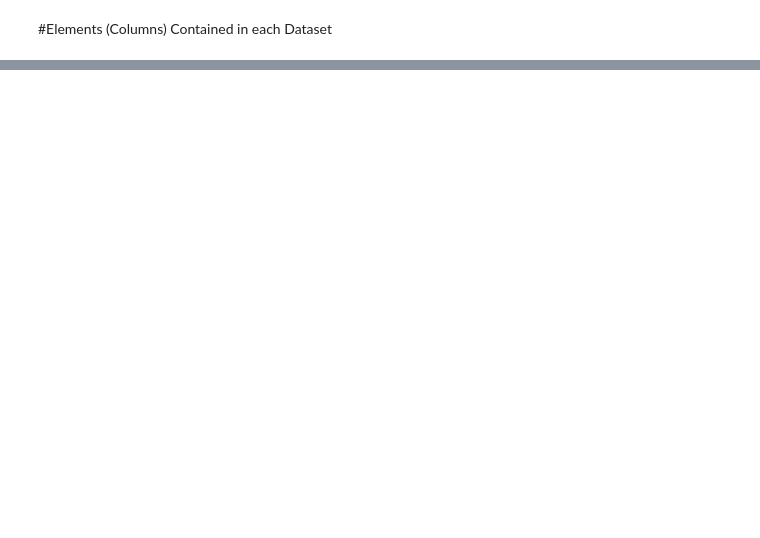
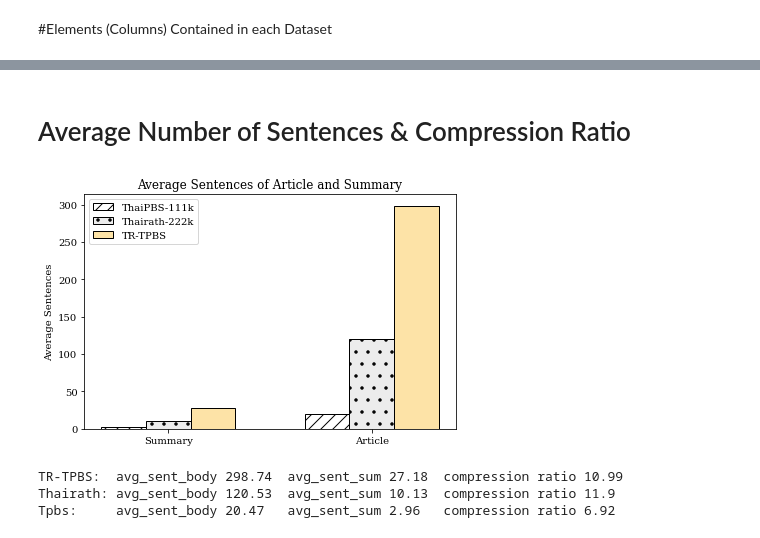
Before and after one commit to nakhunchumpolsathien/TR-TPBS, a Jupyter notebook: exploration.ipynb, the cells around one changed output, grey strips where cells are left out. Saved outputs shown, nothing was run; the diff lists cells and outputs as text; code cells hidden in the pictures; blank space fills up the shorter version.

```diff
--- a/exploration.ipynb
+++ b/exploration.ipynb
@@ -67,0 +166,9 @@ Column 'en2th' is the back-translation of 'en_summary'
+# %%
+trtpbs_title_length = 0
+trtpbs_article_length = 0
+trtpbs_summary_length = 0
+
+for index, row in tqdm(df_trtpbs.iterrows(), total=df_trtpbs.shape[0]):
+  trtpbs_title_length += len(word_tokenize(row['title'], keep_whitespace=False))
+  trtpbs_article_length += len(word_tokenize(row['body'], keep_whitespace=False))
+  trtpbs_summary_length += len(word_tokenize(row['summary'], keep_whitespace=False))
@@ -67,0 +220,2 @@ Column 'en2th' is the back-translation of 'en_summary'
+# %% [markdown]
+# Average Number of Sentences & Compression Ratio
@@ -67,0 +248,30 @@ Column 'en2th' is the back-translation of 'en_summary'
+# %%
+# data
+labels = ['Summary', 'Article']
+tpbs = [avg_tpbs_summary_sent_length, avg_tpbs_article_sent_length]
+tr = [avg_tr_summary_sent_length, avg_tr_article_sent_length]
+tr_tpbs = [avg_trtpbs_summary_sent_length, avg_trtpbs_article_sent_length]
+x = np.arange(len(labels))
+width = 0.22
+fig, ax = plt.subplots()
+rects1 = ax.bar(x-width, tpbs, width, label='ThaiPBS-111k', color='#FFFFFF', hatch="//", edgecolor='black')
+rects2 = ax.bar(x, tr, width, label='Thairath-222k',color='#ececec', hatch=".", edgecolor='black' )
+rects3 = ax.bar(x+width, tr_tpbs, width, label='TR-TPBS', color='#fde3a7', hatch="", edgecolor='black' )
+ax.set_ylabel('Average Sentences')
+ax.set_title('Average Sentences of Article and Summary')
+ax.set_xticks(x)
+ax.set_xticklabels(labels)
+ax.legend()
+fig.tight_layout()
+fig1 = plt.gcf()
+plt.show()
+
+print()
+print("TR-TPBS:  avg_sent_body", avg_trtpbs_article_sent_length, " avg_sent_sum", avg_trtpbs_summary_sent_length, " compression ratio", round(avg_trtpbs_article_sent_length/ avg_trtpbs_summary_sent_length, 2))
+print("Thairath: avg_sent_body", avg_tr_article_sent_length, " avg_sent_sum", avg_tr_summary_sent_length, " compression ratio",  round(avg_tr_article_sent_length/avg_tr_summary_sent_length, 2))
+print("Tpbs:     avg_sent_body", avg_tpbs_article_sent_length, "  avg_sent_sum", avg_tpbs_summary_sent_length, "  compression ratio",  round(avg_tpbs_article_sent_length/avg_tpbs_summary_sent_length, 2))
+# %% [output]
+[figure, added]
+TR-TPBS:  avg_sent_body 298.74  avg_sent_sum 27.18  compression ratio 10.99
+Thairath: avg_sent_body 120.53  avg_sent_sum 10.13  compression ratio 11.9
+Tpbs:     avg_sent_body 20.47   avg_sent_sum 2.96   compression ratio 6.92
```
Also changed, not shown: parts of 14 cells of this notebook.
